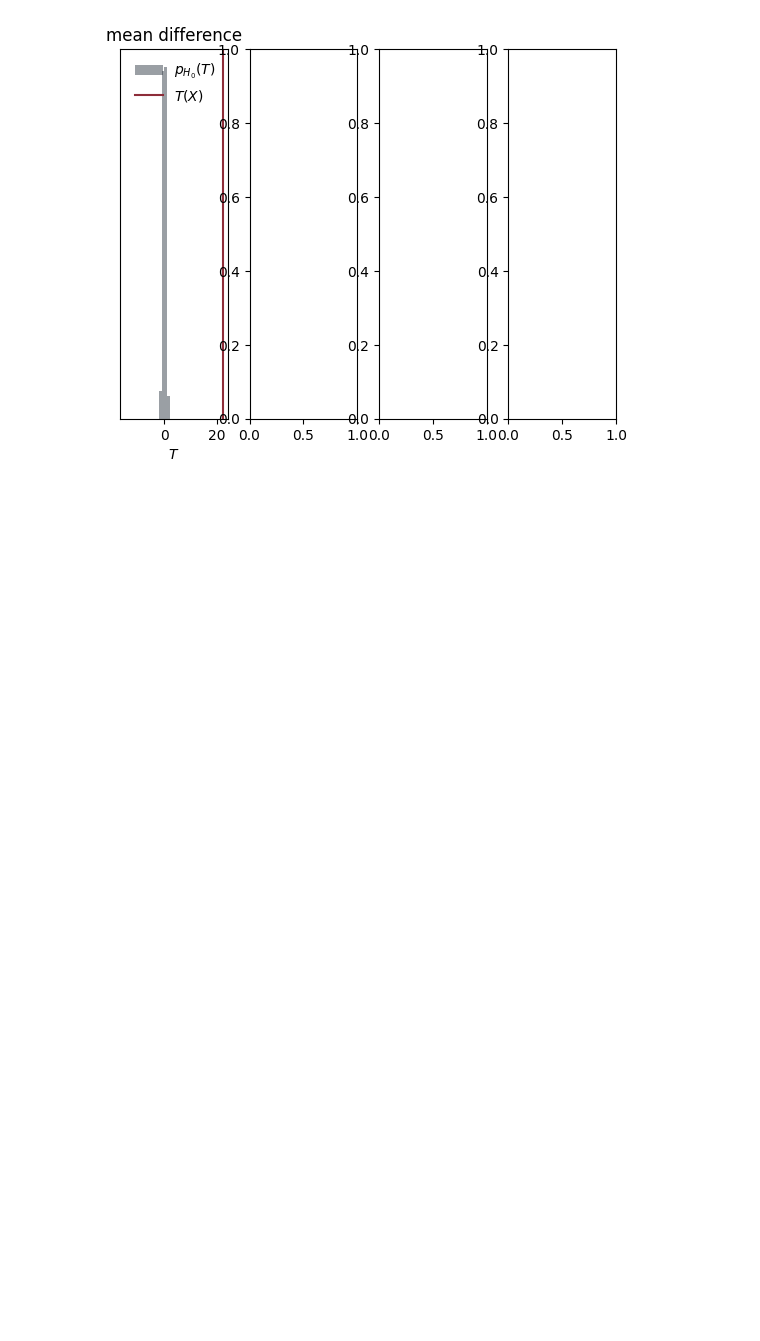
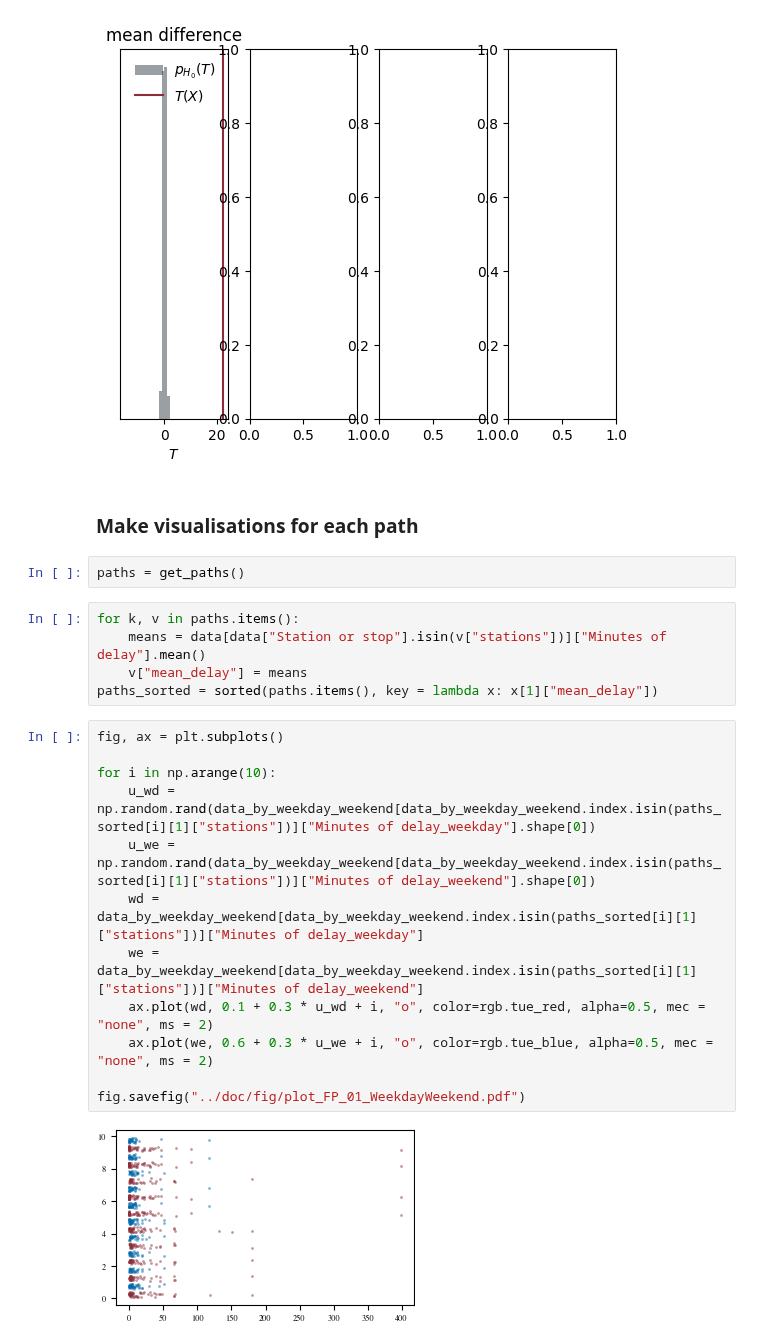
Before and after one commit to frederikpanse/db_project, a Jupyter notebook: exp/exp_FP_01_DifferenceWeekdaysWeekends.ipynb, the cells around one changed output. Saved outputs shown, nothing was run; the diff lists cells and outputs as text; blank space fills up the shorter version.

```diff
--- a/exp/exp_FP_01_DifferenceWeekdaysWeekends.ipynb
+++ b/exp/exp_FP_01_DifferenceWeekdaysWeekends.ipynb
@@ -264,3 +196,26 @@ ax.set_xlabel('$T$')
 # %% [output]
 Text(0.5, 0, '$T$')
 [figure]
+# %% [markdown]
+### Make visualisations for each path
+# %%
+paths = get_paths()
+# %%
+for k, v in paths.items():
+    means = data[data["Station or stop"].isin(v["stations"])]["Minutes of delay"].mean()
+    v["mean_delay"] = means
+paths_sorted = sorted(paths.items(), key = lambda x: x[1]["mean_delay"])
+# %%
+fig, ax = plt.subplots()
+
+for i in np.arange(10):
+    u_wd = np.random.rand(data_by_weekday_weekend[data_by_weekday_weekend.index.isin(paths_sorted[i][1]["stations"])]["Minutes of delay_weekday"].shape[0])
+    u_we = np.random.rand(data_by_weekday_weekend[data_by_weekday_weekend.index.isin(paths_sorted[i][1]["stations"])]["Minutes of delay_weekend"].shape[0])
+    wd = data_by_weekday_weekend[data_by_weekday_weekend.index.isin(paths_sorted[i][1]["stations"])]["Minutes of delay_weekday"]
+    we = data_by_weekday_weekend[data_by_weekday_weekend.index.isin(paths_sorted[i][1]["stations"])]["Minutes of delay_weekend"]
+    ax.plot(wd, 0.1 + 0.3 * u_wd + i, "o", color=rgb.tue_red, alpha=0.5, mec = "none", ms = 2)
+    ax.plot(we, 0.6 + 0.3 * u_we + i, "o", color=rgb.tue_blue, alpha=0.5, mec = "none", ms = 2)
+
+fig.savefig("../doc/fig/plot_FP_01_WeekdayWeekend.pdf")
+# %% [output]
+[figure, added]
```
Also changed, not shown: parts of 7 cells of this notebook, 2 other files.
